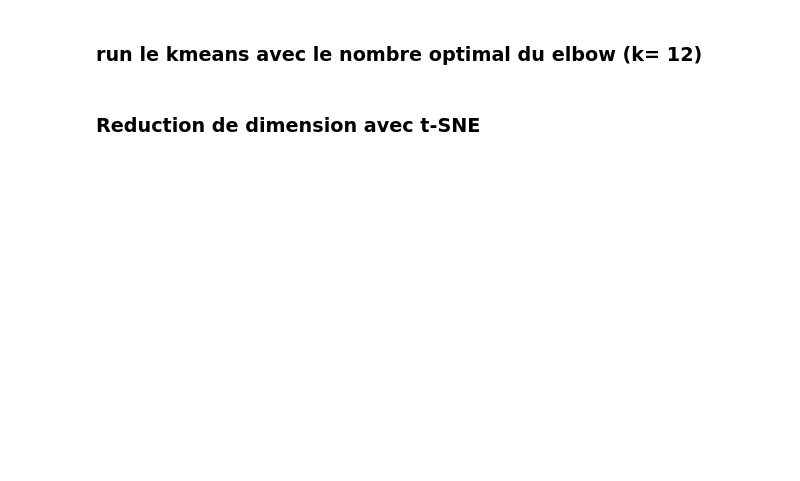
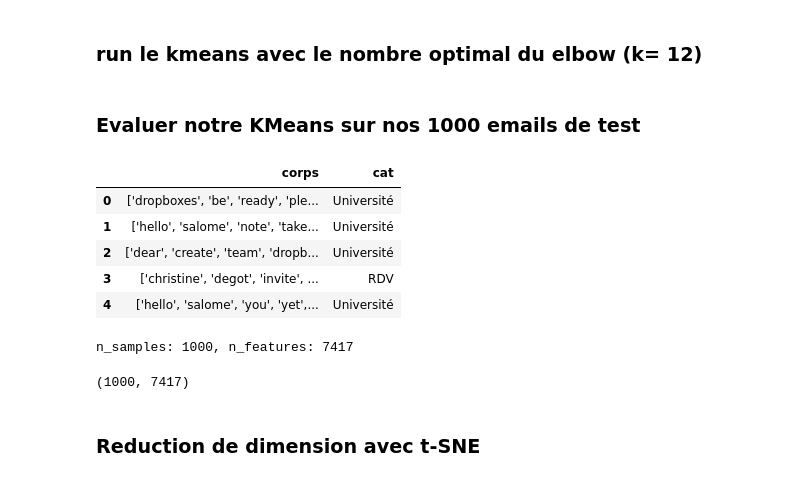
Before and after one commit to GuichardB/Email_Classification, a Jupyter notebook: apprentissage_non_supervisé.ipynb, the cells around one changed output. Cells and saved outputs as stored; diff of their text form; code cells hidden in the pictures; blank space fills up the shorter version.

Commit message:
evaluation bert

```diff
--- a/apprentissage_non_supervisé.ipynb
+++ b/apprentissage_non_supervisé.ipynb
@@ -113,6 +113,34 @@ k = 12
 kmeans = KMeans(n_clusters=k, random_state=42)
 y_pred = kmeans.fit_predict(X_reduced)
 final_dataset['cluster'] = y_pred
+# %% [markdown]
+### Evaluer notre KMeans sur nos 1000 emails de test
+# %%
+dataset_eval = pd.read_csv("data/evaluation_1000.csv")
+dataset_eval = dataset_eval.drop(['Unnamed: 0'], axis=1) #remove columns creted bc of the to_csv() in the cleaning
+
+dataset_eval.head()
+# %% [output]
+|  | corps | cat |
+| 0 | ['dropboxes', 'be', 'ready', 'ple... | Université |
+| 1 | ['hello', 'salome', 'note', 'take... | Université |
+| 2 | ['dear', 'create', 'team', 'dropb... | Université |
+| 3 | ['christine', 'degot', 'invite', ... | RDV |
+| 4 | ['hello', 'salome', 'you', 'yet',... | Université |
+# %%
+# initialize the vectorizer
+vectorizer2 = TfidfVectorizer()
+
+X_eval = vectorizer2.fit_transform(dataset_eval['corps'])
+
+print(f"n_samples: {X_eval.shape[0]}, n_features: {X_eval.shape[1]}")
+
+words = vectorizer2.get_feature_names()
+
+X_eval.shape
+# %% [output]
+n_samples: 1000, n_features: 7417
+(1000, 7417)
 # %% [markdown]
 ### Reduction de dimension avec t-SNE
 # %%
```
Also changed, not shown: parts of 10 cells of this notebook, 1 other file.
